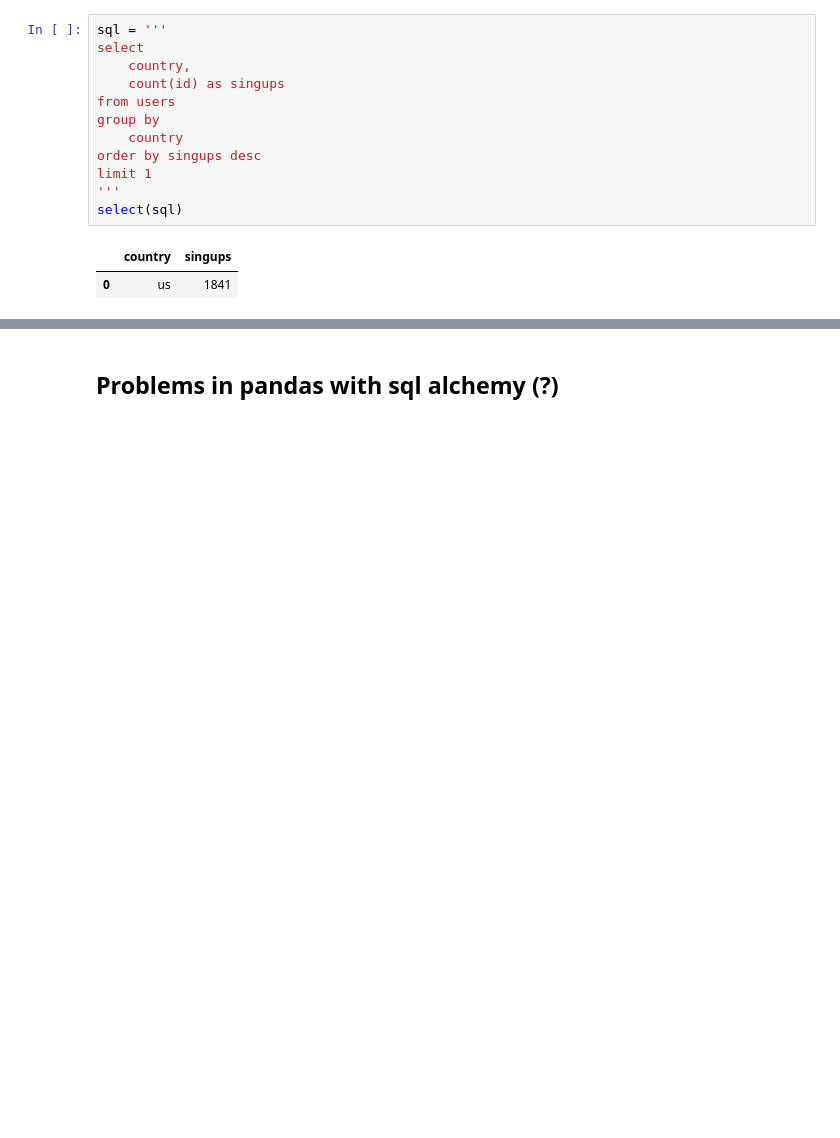
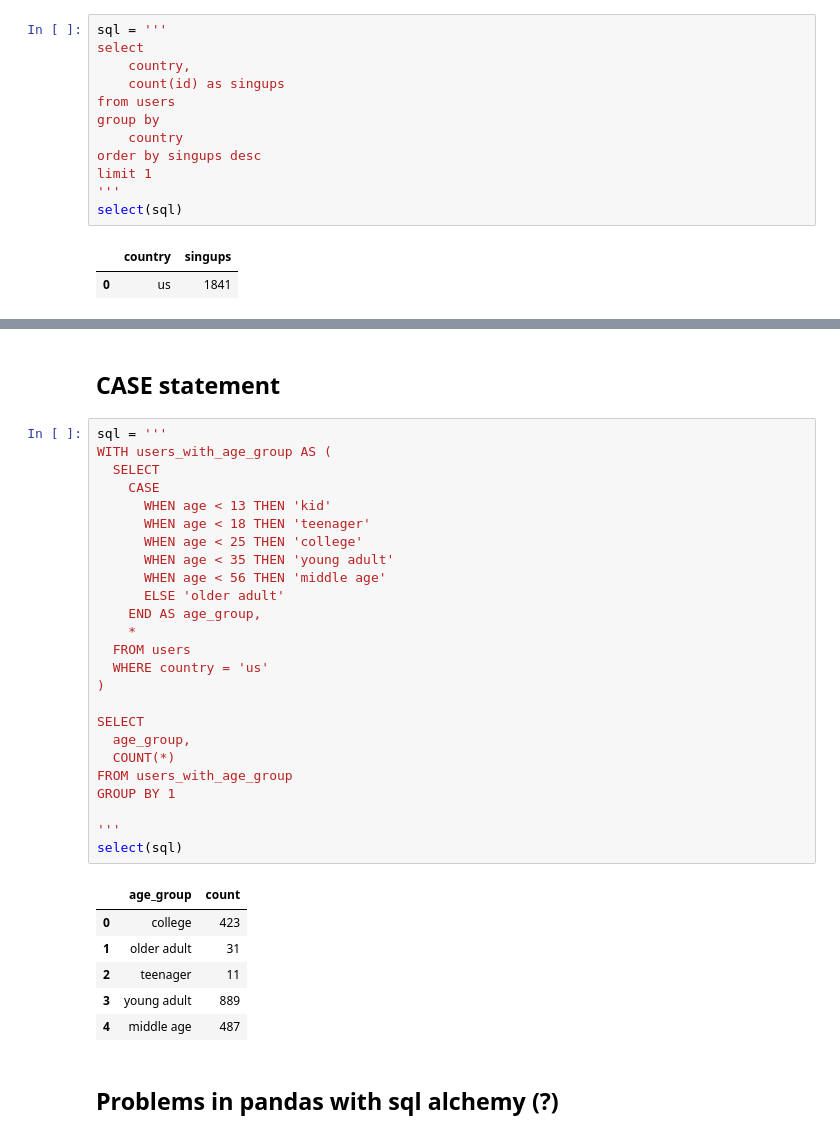
Before and after one commit to ivekhov/sql-kata, a Jupyter notebook: sql_habit/Scripts/1_intro.ipynb, the cells around one changed output, grey strips where cells are left out. Saved outputs shown, nothing was run; the diff lists cells and outputs as text; blank space fills up the shorter version.

```diff
--- a/sql_habit/Scripts/1_intro.ipynb
+++ b/sql_habit/Scripts/1_intro.ipynb
@@ -625,3 +797,37 @@ select(sql)
+# %% [markdown]
+## CASE statement
+# %%
+sql = '''
+WITH users_with_age_group AS (
+  SELECT
+    CASE
+      WHEN age < 13 THEN 'kid'
+      WHEN age < 18 THEN 'teenager'
+      WHEN age < 25 THEN 'college'
+      WHEN age < 35 THEN 'young adult'
+      WHEN age < 56 THEN 'middle age'
+      ELSE 'older adult'
+    END AS age_group,
+    *
+  FROM users
+  WHERE country = 'us'
+)
+
+SELECT
+  age_group,
+  COUNT(*)
+FROM users_with_age_group
+GROUP BY 1
+
+'''
+select(sql)
+# %% [output]
+|  | age_group | count |
+| 0 | college | 423 |
+| 1 | older adult | 31 |
+| 2 | teenager | 11 |
+| 3 | young adult | 889 |
+| 4 | middle age | 487 |
 # %% [markdown]
 ## Problems in pandas with sql alchemy (?)
 # %%
```
Also changed, not shown: parts of 13 cells of this notebook, 2 other files.
